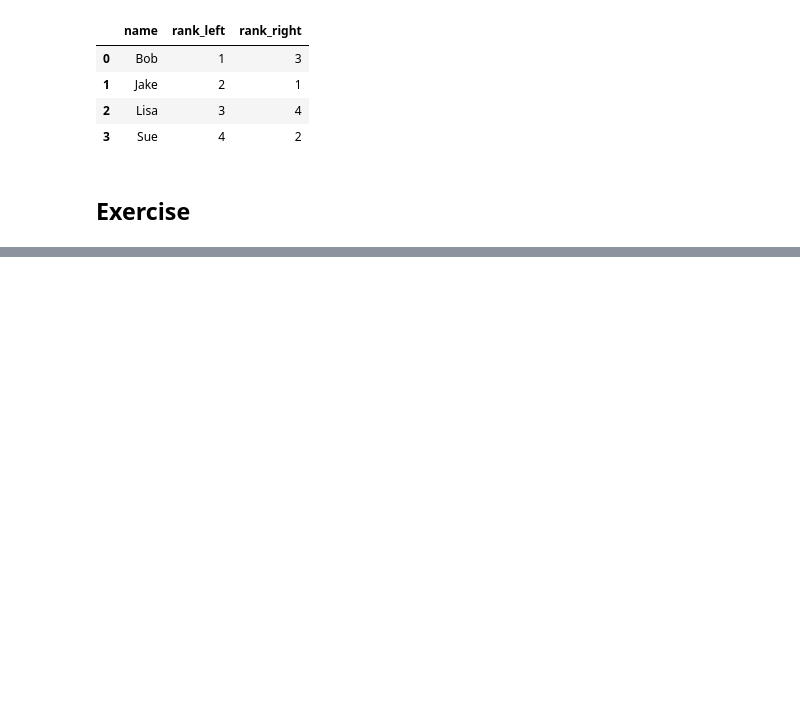
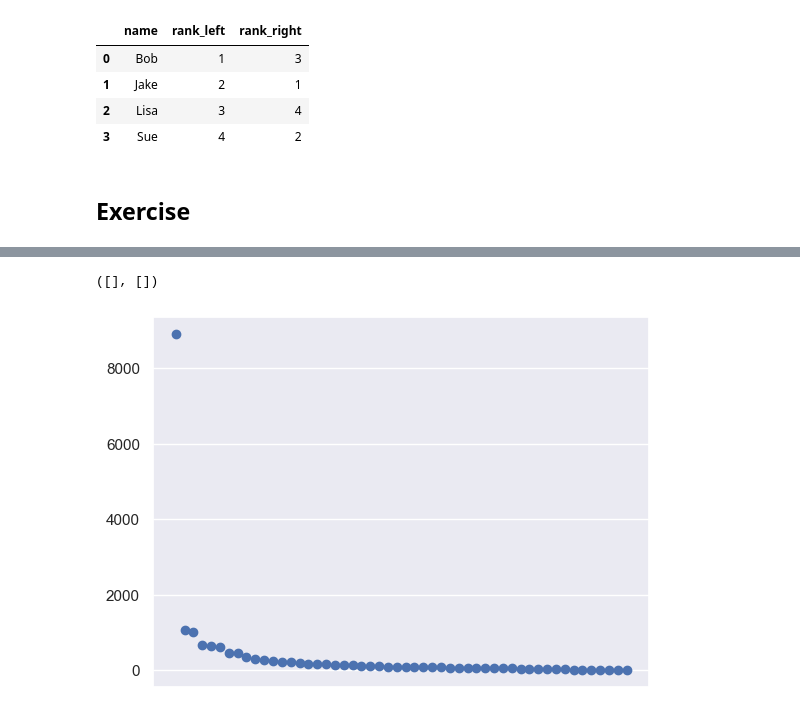
Before and after one commit to OtakuGod0/Data-Science, a Jupyter notebook: Python-Libraries/Pandas.ipynb, the cells around one changed output, grey strips where cells are left out. Saved outputs shown, nothing was run; the diff lists cells and outputs as text; code cells hidden in the pictures; blank space fills up the shorter version.

Commit message:
Data cleaning pandas

```diff
--- a/Python-Libraries/Pandas.ipynb
+++ b/Python-Libraries/Pandas.ipynb
@@ -861,0 +918,3 @@ True
+# %%
+final.dropna(inplace = True)
+final.isnull().any()
@@ -861,0 +929,4 @@ True
+# %%
+# query method
+data2010 = final.query("year == 2010 & ages == 'total'")
+data2010.head()
@@ -861,0 +940,3 @@ True
+# %%
+data2010.set_index('State', inplace = True)
+data2010.head()
@@ -861,0 +951,4 @@ True
+# %%
+density = data2010['population'] / data2010['area (sq. mi)']
+density.sort_values(ascending = False, inplace = True)
+density.head()
@@ -861,0 +973,8 @@ True
+# %%
+import matplotlib.pyplot as plt
+
+plt.scatter(density.index, density)
+plt.xticks([])
+# %% [output]
+([], [])
+[figure, added]
```
Also changed, not shown: parts of 21 cells of this notebook.
